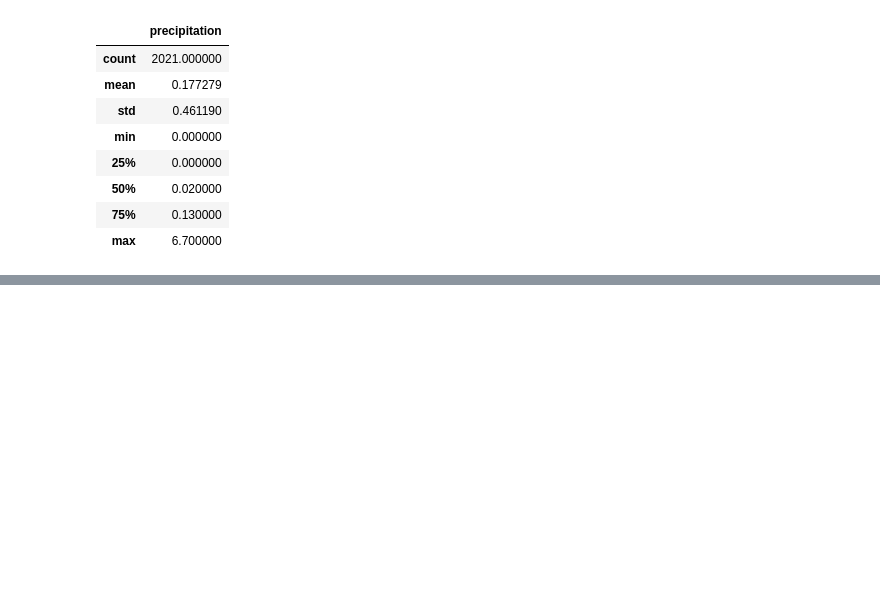
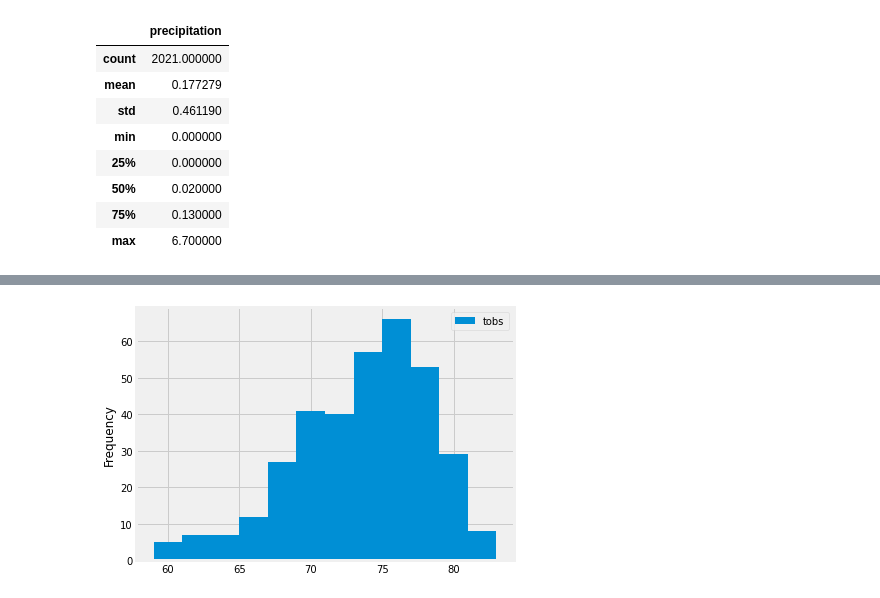
Before and after one commit to speddings/surfs_up, a Jupyter notebook: climate_analysis.ipynb, the cells around one changed output, grey strips where cells are left out. Drawn from its saved outputs; the diff is of its cells as text; code cells hidden in the pictures; blank space fills up the shorter version.

Commit message:
add histograms to climate analysis file

```diff
--- a/climate_analysis.ipynb
+++ b/climate_analysis.ipynb
@@ -170,0 +220,6 @@ df.describe()
+# %%
+# create the query for temp observations
+results = session.query(Measurement.tobs).\
+filter(Measurement.station == 'USC00519281').\
+filter(Measurement.date >= prev_year).all()
+print(results)
@@ -170,0 +228,4 @@ df.describe()
+# %%
+# convert the query (whcih is assigned the variable 'results') to a df
+df = pd.DataFrame(results, columns=['tobs'])
+print(df)
@@ -170,0 +247,3 @@ df.describe()
+# %%
+#remove the index column
+df.set_index(df['tobs'], inplace=True)
@@ -170,0 +270,6 @@ df.describe()
+# %%
+# build the histogram
+df.plot.hist(bins=12)     # creat the histogram
+plt.tight_layout()        # compress the x-axix label
+# %% [output]
+[figure, added]
```
Also changed, not shown: parts of 13 cells of this notebook.
